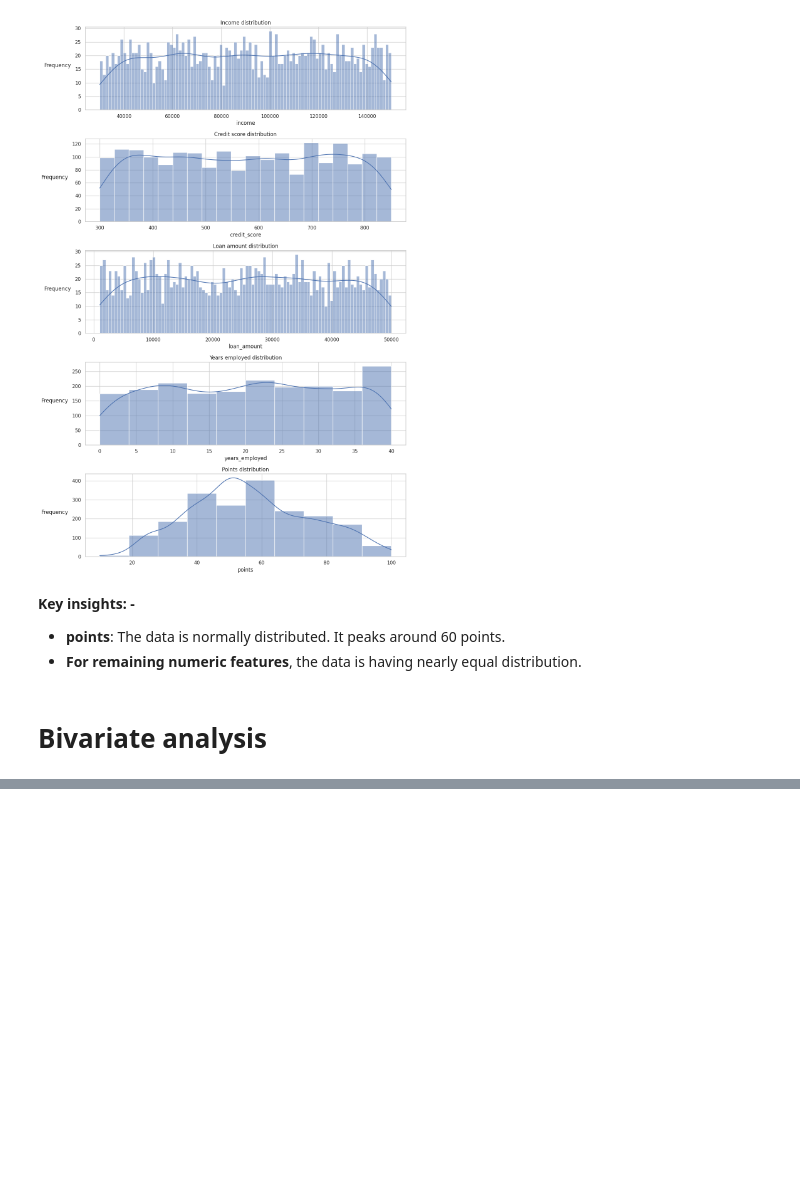
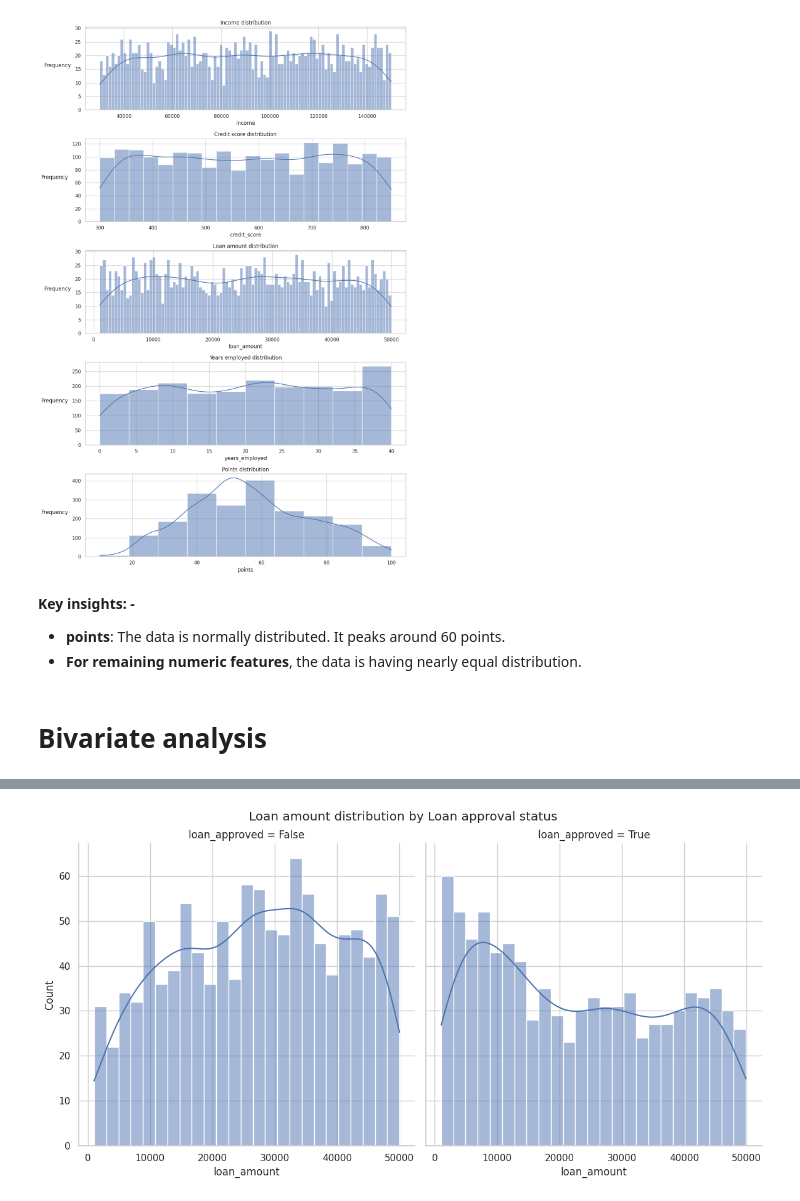
Before and after one commit to taruchit/OpenSourceProjects, a Jupyter notebook: data-storytelling-analyzing-loan-approval.ipynb, the cells around one changed output, grey strips where cells are left out. Cells and saved outputs as stored; diff of their text form; code cells hidden in the pictures; blank space fills up the shorter version.

```diff
--- a/data-storytelling-analyzing-loan-approval.ipynb
+++ b/data-storytelling-analyzing-loan-approval.ipynb
@@ -180,0 +201,8 @@ plt.show()
+# %%
+#loan_amount vs loan_approved
+g=sns.FacetGrid(df, col='loan_approved', height=6)
+g.map(sns.histplot, 'loan_amount', bins=25, kde=True)
+plt.suptitle("Loan amount distribution by Loan approval status", y=1.02)
+plt.show()
+# %% [output]
+[figure, added]
```
Also changed, not shown: parts of 6 cells of this notebook.
